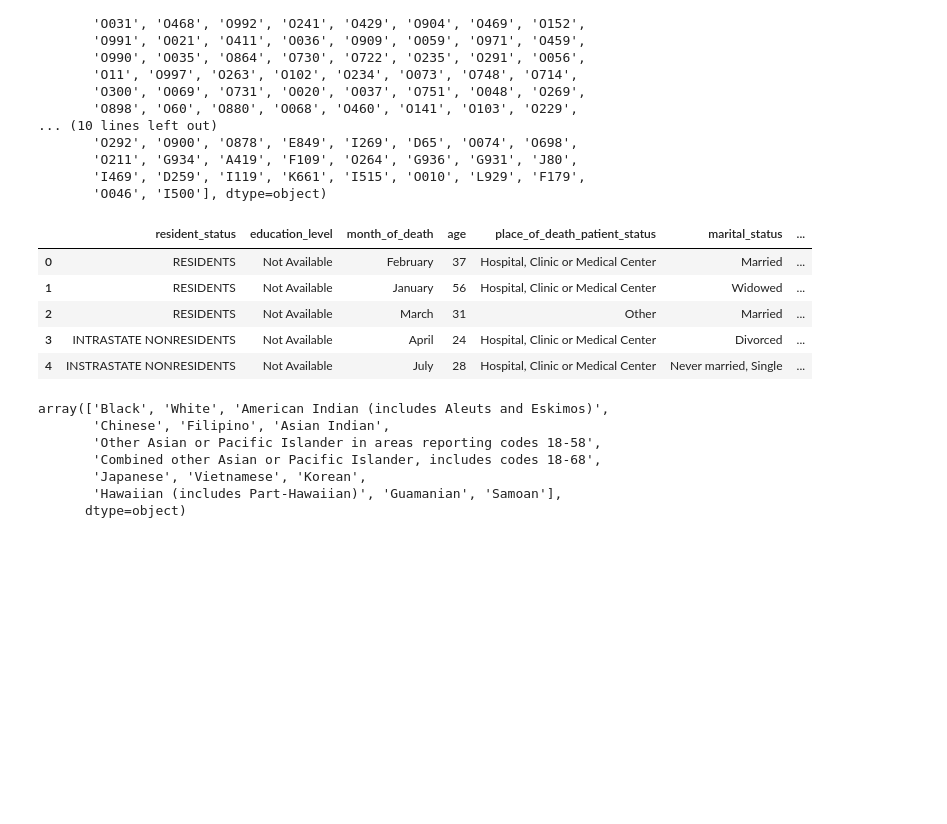
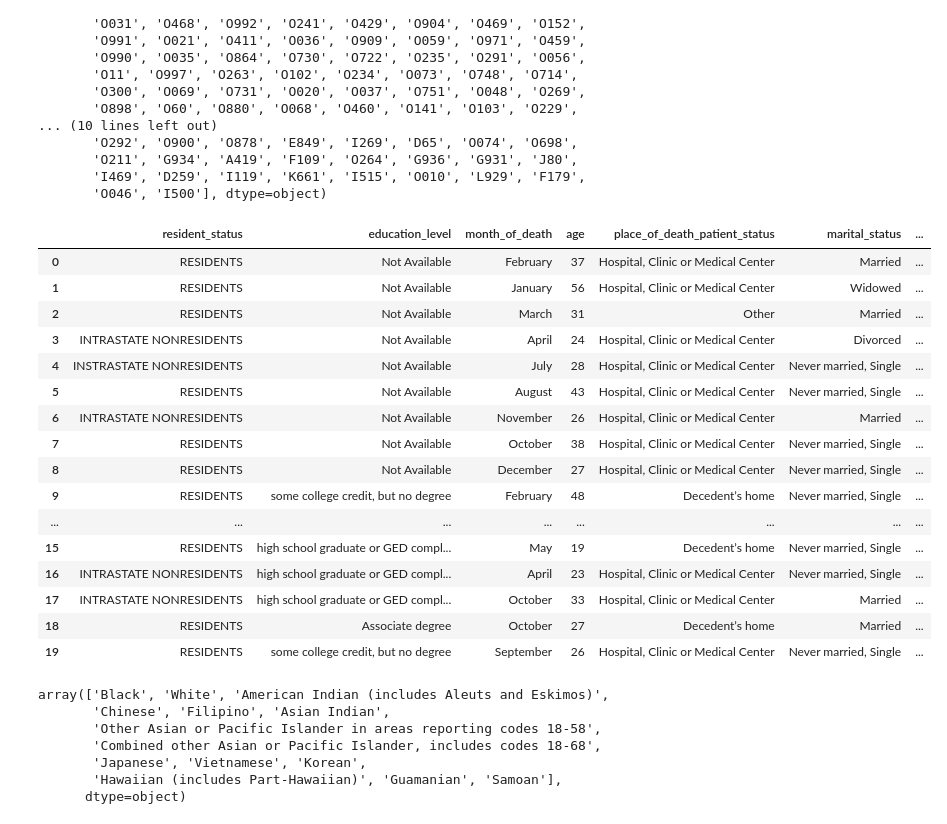
Before and after one commit to andrezafeu/maternal_mortality, a Jupyter notebook: EDA.ipynb, the cells around one changed output. Cells and saved outputs as stored; diff of their text form; code cells hidden in the pictures; blank space fills up the shorter version.

```diff
--- a/EDA.ipynb
+++ b/EDA.ipynb
@@ -35,14 +35,25 @@ array(['O268', 'O881', 'O065', 'O998', 'O903', 'O16', 'O364', 'O961',
        'I469', 'D259', 'I119', 'K661', 'I515', 'O010', 'L929', 'F179',
        'O046', 'I500'], dtype=object)
 # %%
-df.head()
+df.head(20)
 # %% [output]
 |  | resident_status | education_level | month_of_death | age | place_of_death_patient_status | marital_status | ... |
 | 0 | RESIDENTS | Not Available | February | 37 | Hospital, Clinic or Medical Center | Married | ... |
 | 1 | RESIDENTS | Not Available | January | 56 | Hospital, Clinic or Medical Center | Widowed | ... |
 | 2 | RESIDENTS | Not Available | March | 31 | Other | Married | ... |
 | 3 | INTRASTATE NONRESIDENTS | Not Available | April | 24 | Hospital, Clinic or Medical Center | Divorced | ... |
 | 4 | INSTRASTATE NONRESIDENTS | Not Available | July | 28 | Hospital, Clinic or Medical Center | Never married, Single | ... |
+| 5 | RESIDENTS | Not Available | August | 43 | Hospital, Clinic or Medical Center | Never married, Single | ... |
+| 6 | INTRASTATE NONRESIDENTS | Not Available | November | 26 | Hospital, Clinic or Medical Center | Married | ... |
+| 7 | RESIDENTS | Not Available | October | 38 | Hospital, Clinic or Medical Center | Never married, Single | ... |
+| 8 | RESIDENTS | Not Available | December | 27 | Hospital, Clinic or Medical Center | Never married, Single | ... |
+| 9 | RESIDENTS | some college credit, but no degree | February | 48 | Decedent’s home | Never married, Single | ... |
+| ... | ... | ... | ... | ... | ... | ... | ... |
+| 15 | RESIDENTS | high school graduate or GED compl... | May | 19 | Decedent’s home | Never married, Single | ... |
+| 16 | INTRASTATE NONRESIDENTS | high school graduate or GED compl... | April | 23 | Hospital, Clinic or Medical Center | Never married, Single | ... |
+| 17 | INTRASTATE NONRESIDENTS | high school graduate or GED compl... | October | 33 | Hospital, Clinic or Medical Center | Married | ... |
+| 18 | RESIDENTS | Associate degree | October | 27 | Decedent’s home | Married | ... |
+| 19 | RESIDENTS | some college credit, but no degree | September | 26 | Hospital, Clinic or Medical Center | Never married, Single | ... |
 # %%
 df['race'].unique()
 # %% [output]
```
Also changed, not shown: parts of 11 cells of this notebook.
